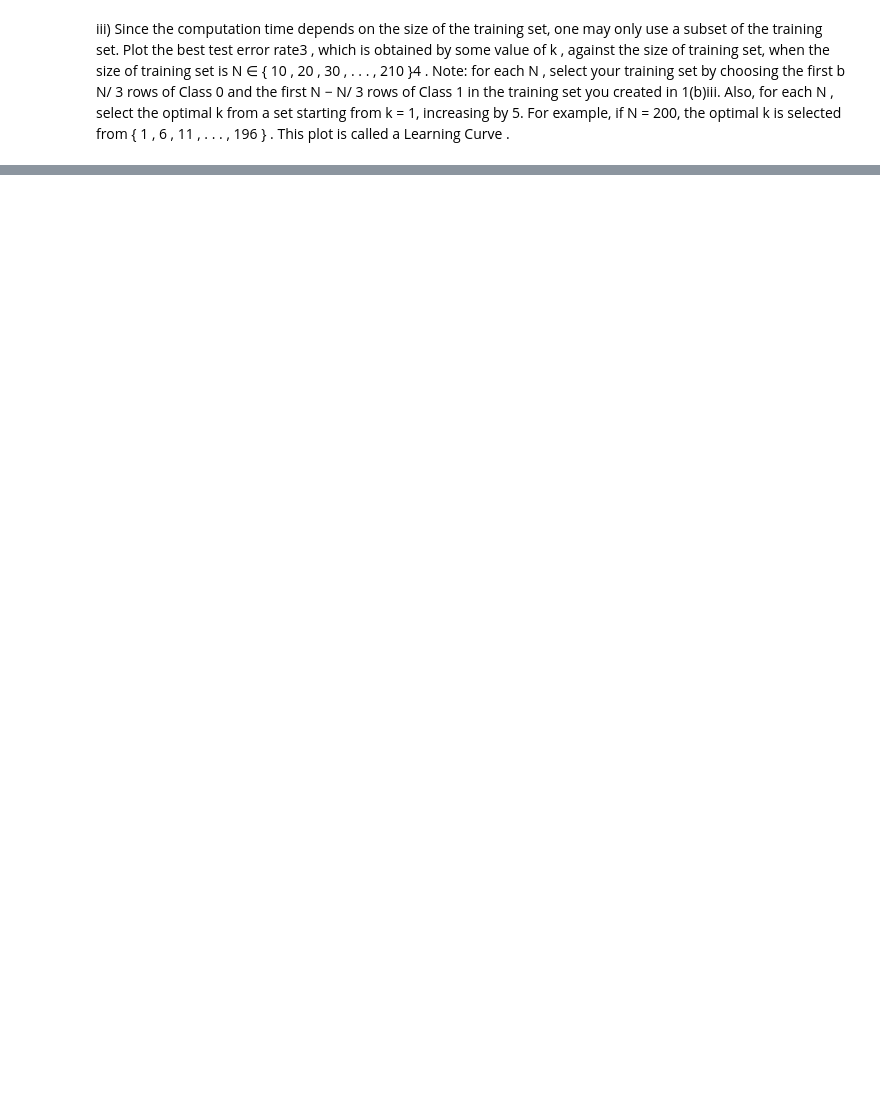
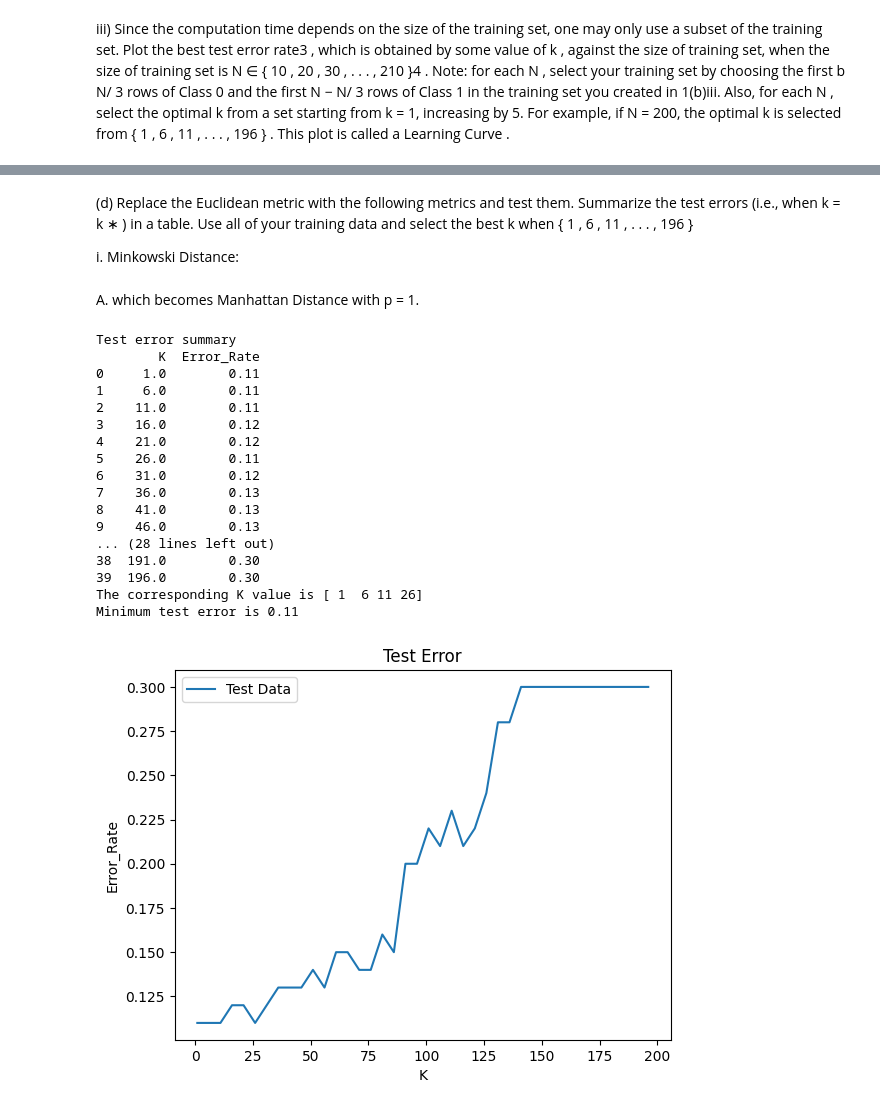
Before and after one commit to humera811/MLDS, a Jupyter notebook: Homework1/notebook/KNN/Bano_Humera_HW1.ipynb, the cells around one changed output, grey strips where cells are left out. Cells and saved outputs as stored; diff of their text form; code cells hidden in the pictures; blank space fills up the shorter version.

```diff
--- a/Homework1/Bano_Humera_HW0.ipynb
+++ b/Homework1/notebook/KNN/Bano_Humera_HW1.ipynb
@@ -274,0 +276,58 @@ NameError: name 'train_set' is not defined
+# %% [markdown]
+(d) Replace the Euclidean metric with the following metrics and test them. Summarize the test errors (i.e., when k = k ∗ ) in a table. Use all of your training data and select the best k when { 1 , 6 , 11 , . . . , 196 }
+
+i. Minkowski Distance:
+# %% [markdown]
+A. which becomes Manhattan Distance with p = 1.
+# %%
+K = np.arange(1, 197, 5)
+k_val = np.array([])
+train_err = []
+test_err = np.array([])
+manhattan_test_error = np.array([])
+
+for k in K:
+    k_val = np.append(k_val, k)
+    neigh = neighbors.KNeighborsClassifier(n_neighbors=k)
+    neigh.set_params(n_jobs = -1,n_neighbors=k, p=1, metric ='manhattan')
+    neigh.fit(x_train, y_train)
+    test_pred = neigh.predict(testset)
+    test_acc = accuracy_score(testLabels,test_pred)
+    manhattan_test_error = np.append(manhattan_test_error, (np.mean(test_pred != testLabels)))
+error_table = pd.DataFrame(np.column_stack([k_val, manhattan_test_error]),
+                             columns=['K',  'Error_Rate'])
+print('Test error summary')
+print(error_table)
+K = np.array(K)
+K = K[np.where(manhattan_test_error == manhattan_test_error.min())]
+print('The corresponding K value is {}'.format(K))
+min_err = np.min(error_table.Error_Rate)
+print('Minimum test error is {} '.format(min_err))
+
+#Graph Plot
+plt.gca()
+plt.xlabel('K')
+plt.ylabel('Error_Rate')
+plt.plot(k_val, manhattan_test_error, label = 'Test Data')
+plt.legend()
+plt.title('Test Error')
+plt.show()
+# %% [output]
+Test error summary
+        K  Error_Rate
+0     1.0        0.11
+1     6.0        0.11
+2    11.0        0.11
+3    16.0        0.12
+4    21.0        0.12
+5    26.0        0.11
+6    31.0        0.12
+7    36.0        0.13
+8    41.0        0.13
+9    46.0        0.13
+... (28 lines left out)
+38  191.0        0.30
+39  196.0        0.30
+The corresponding K value is [ 1  6 11 26]
+Minimum test error is 0.11
+[figure, added]
```
Also changed, not shown: parts of 23 cells of this notebook, 5 other files.
